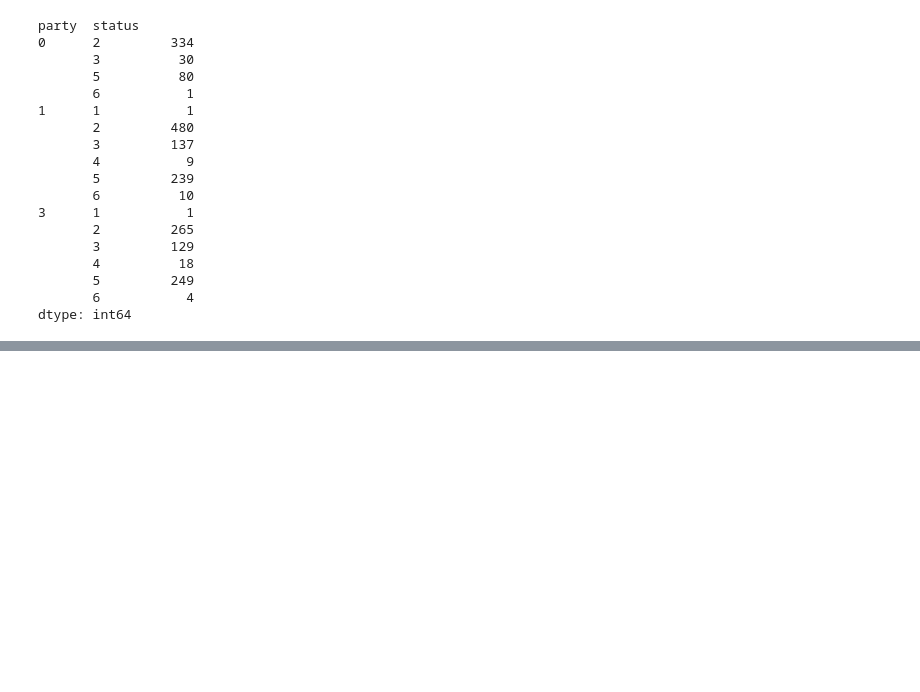
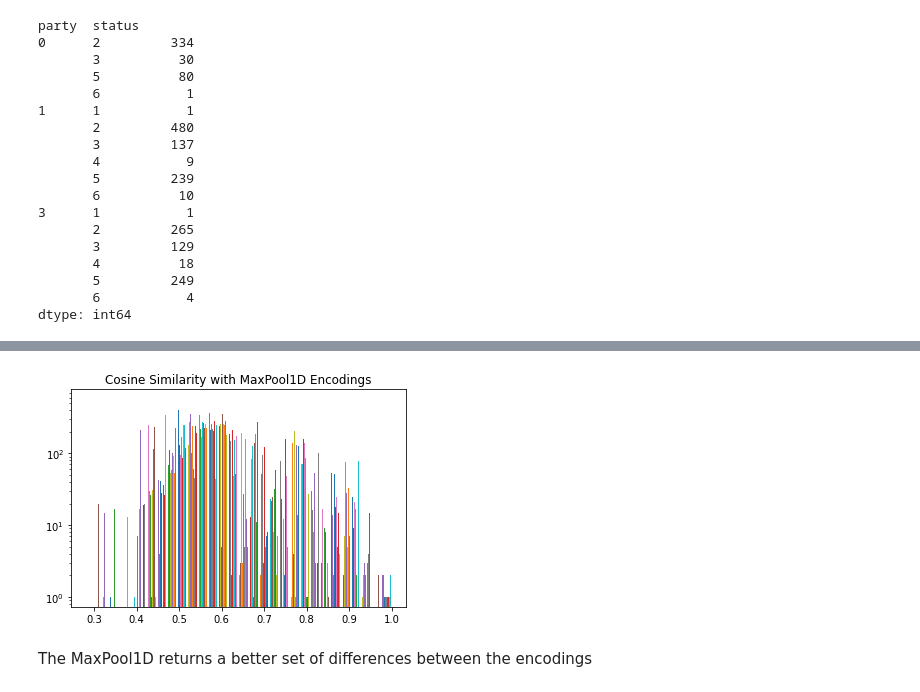
Before and after one commit to bhershdu/nlp_legislation_prediction, a Jupyter notebook: data_preparation/data_exploration.ipynb, the cells around one changed output, grey strips where cells are left out. Drawn from its saved outputs; the diff is of its cells as text; code cells hidden in the pictures; blank space fills up the shorter version.

```diff
--- a/data_preparation/data_exploration.ipynb
+++ b/data_preparation/data_exploration.ipynb
@@ -140,0 +207,22 @@ dtype: int64
+# %%
+import numpy as np
+maxpool_array_df_path = "maxpool_array.df"
+maxpool_array_df = None
+if not os.path.exists(maxpool_array_df_path):
+    for root, dirs, files in os.walk(token_path):
+        for f in files:
+            if fnmatch.fnmatch(f, "*maxpool*"):
+                print(f)
+                df = pd.read_pickle(os.path.join(root, f), compression="gzip")
+                maxpool_encoding = np.array(df["input_maxpool"])
+                file_df = pd.DataFrame({"input_maxpool": [maxpool_encoding]})
+                if maxpool_array_df is None:
+                    print("initializing")
+                    maxpool_array_df = file_df
+                else:
+                    print("appending")
+                    maxpool_array_df = pd.concat([maxpool_array_df, file_df], ignore_index=True)
+    maxpool_array_df.to_pickle(shrunk_array_df_path,compression="gzip")
+else:
+    print("loading existing file")
+    maxpool_array_df = pd.read_pickle(maxpool_array_df_path, compression="gzip")
@@ -140,0 +247,13 @@ dtype: int64
+# %%
+maxpool_encodings = np.asarray([np.asarray(x) for x in maxpool_array_df["input_maxpool"]])
+# %%
+maxpool_dist_matrix = cosine_similarity(maxpool_encodings)
+# %%
+plt.hist(maxpool_dist_matrix, bins=30)
+plt.yscale('log')
+plt.title("Cosine Similarity with MaxPool1D Encodings")
+plt.show()
+# %% [output]
+[figure, added]
+# %% [markdown]
+The MaxPool1D returns a better set of differences between the encodings
```
Also changed, not shown: parts of 12 cells of this notebook.
